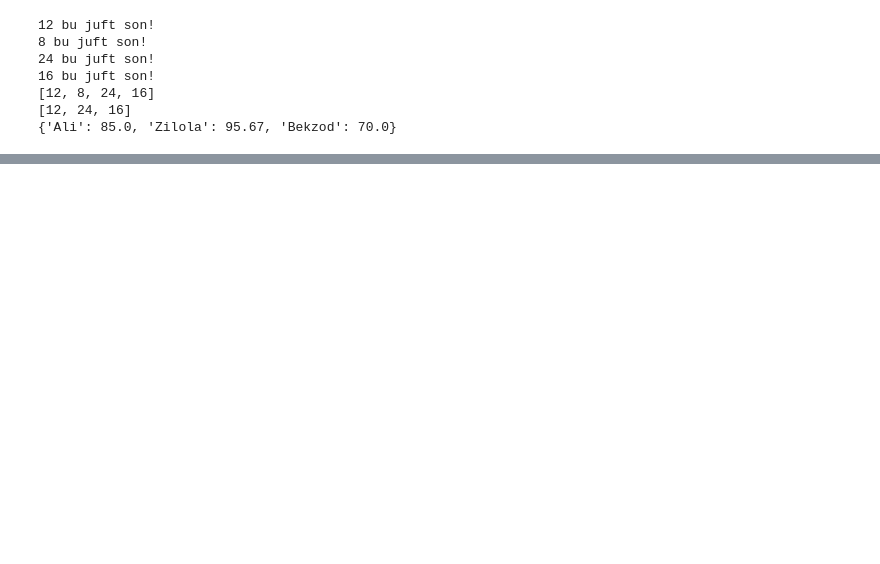
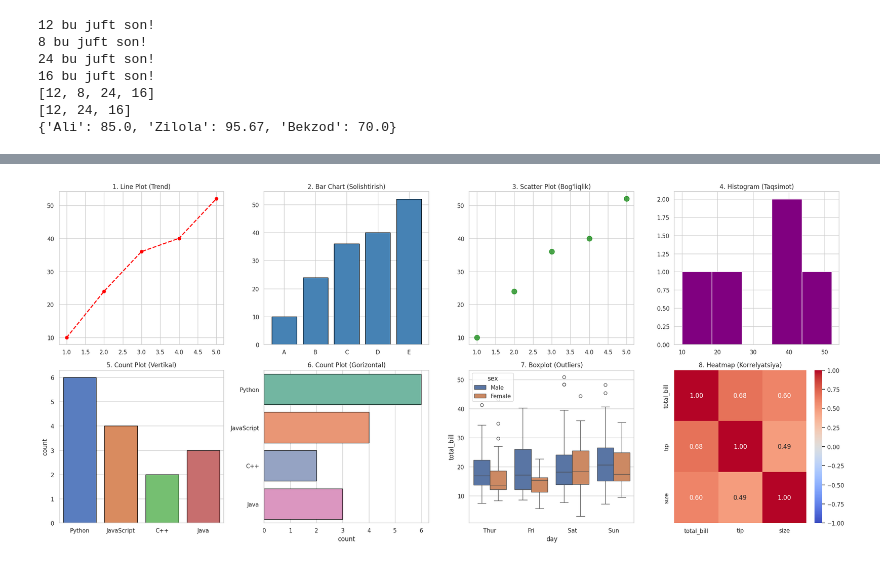
Before and after one commit to sevaradevoloper/fromonetofifty, a Jupyter notebook: fromonetofifty.ipynb, the cells around one changed output, grey strips where cells are left out. Cells and saved outputs as stored; diff of their text form; code cells hidden in the pictures; blank space fills up the shorter version.

```diff
--- a/fromonetofifty.ipynb
+++ b/fromonetofifty.ipynb
@@ -136,0 +215,99 @@ int64
+# %%
+# DARS 4 ,5 Matplotlib va Seaborn
+import matplotlib.pyplot as plt
+import seaborn as sns
+
+# Seaborn vizual uslubini o'rnatish
+sns.set_theme(style="whitegrid")
+
+# Figure va Axes sozlash: 2 qator, 4 ustun (Jami 8 ta grafik uchun)
+fig, axes = plt.subplots(2, 4, figsize=(22, 10))
+axes = axes.flatten() # Matrixni 1D massivga o'tkazish (axes[0]..axes[7] qilish uchun)
+
+# Data
+x = [1, 2, 3, 4, 5]
+y = [10, 24, 36, 40, 52]
+programming_languages = [
+    "Python", "JavaScript", "Python", "C++", "Python",
+    "JavaScript", "Java", "Python", "C++", "JavaScript",
+    "Python", "Java", "Python", "JavaScript", "Java"
+]
+tips = sns.load_dataset("tips")
+
+
+# 1. LINE PLOT
+# Nazariya: Vaqt o'tishi bilan o'zgarish (trend)ni ko'rish uchun.
+# Misol: Oylar bo'yicha daromad yoki model xatoligi (loss).
+axes[0].plot(x, y, color='red', linestyle='--', linewidth=2, marker='o')
+axes[0].set_title("1. Line Plot (Trend)")
+
+
+# 2. BAR CHART
+# Nazariya: Tayyor sonli qiymatga ega kategoriyalarni solishtirish uchun.
+# Misol: Shaharlar bo'yicha o'rtacha maosh.
+axes[1].bar(["A", "B", "C", "D", "E"], y, color='steelblue', edgecolor='black')
+axes[1].set_title("2. Bar Chart (Solishtirish)")
+
+
+# 3. SCATTER PLOT
+# Nazariya: Ikki sonli o'zgaruvchi o'rtasidagi bog'liqlikni topish uchun.
+# Misol: Uyning maydoni va uning narxi.
+axes[2].scatter(x, y, color='green', s=100, alpha=0.7)
+axes[2].set_title("3. Scatter Plot (Bog'liqlik)")
+
+
+# 4. HISTOGRAM
+# Nazariya: Bitta sonli ko'rsatkichning taqsimotini (qaysi oraliqda ko'pligini) ko'rish.
+# Misol: Talabalarning imtihon ballari taqsimoti.
+axes[3].hist(y, bins=5, color='purple', edgecolor='white')
+axes[3].set_title("4. Histogram (Taqsimot)")
+
+
+# 5. COUNT PLOT (Vertikal)
+# Nazariya: Matnli ma'lumotlarning takrorlanish sonini avtomatik sanash.
+# Misol: Qaysi dasturlash tili ko'proq tanlangani (Nomlar qisqa bo'lsa vertikal x=).
+sns.countplot(x=programming_languages, ax=axes[4], palette="muted", edgecolor="black")
+axes[4].set_title("5. Count Plot (Vertikal)")
+
+
+# 6. COUNT PLOT (Gorizontal)
+# Nazariya: Kategorik elementlar sonini sanash (Nomlar uzun bo'lsa gorizontal y= qulay).
+sns.countplot(y=programming_languages, ax=axes[5], palette="Set2", edgecolor="black")
+axes[5].set_title("6. Count Plot (Gorizontal)")
+
+
+# 7. BOXPLOT
+# Nazariya: Outlier (anomaliya)larni va mediana/kvartillarni topish uchun.
+# Misol: Kunlar va jins bo'yicha hisob-kitob ko'rsatkichlari.
+sns.boxplot(data=tips, x="day", y="total_bill", hue="sex", ax=axes[6])
+axes[6].set_title("7. Boxplot (Outliers)")
+
+
+# 8. HEATMAP
+# Nazariya: Ustunlar o'rtasidagi korrelyatsiya (bog'liqlik) matritsasini ko'rsatadi.
+# Misol: Sonli ustunlarning o'zaro alaqadorlik darajasi.
+num_df = tips.select_dtypes(include='number')
+corr = num_df.corr()
+sns.heatmap(corr, annot=True, cmap="coolwarm", vmin=-1, vmax=1, fmt=".2f", ax=axes[7])
+axes[7].set_title("8. Heatmap (Korrelyatsiya)")
+
+
+# Grafiklar ustma-ust tushib qolmasligi uchun
+plt.tight_layout()
+plt.show()
+
+
+# --- ALOHIDA CHIZILADIGAN MURAKKAB GRAFIKLAR ---
+
+# 9. REGPLOT (Scatterplot + Regressiya chizig'i)
+# Nazariya: Nuqtalar bilan birga umumiy trend chizig'ini ham ko'rsatadi.
+plt.figure(figsize=(6, 4))
+sns.regplot(data=tips, x="total_bill", y="tip", scatter_kws={'alpha':0.6}, line_kws={'color':'red'})
+plt.title("9. Regplot (Trend bilan)")
+plt.show()
+
+# 10. PAIRPLOT
+# Nazariya: Barcha sonli ustunlarning o'zaro juftlik grafigi — EDA uchun eng tezkor metod.
+sns.pairplot(tips, hue="sex", diag_kind="kde")
+plt.show()
+# %% [output]
@@ -136,0 +321 @@ int64
+[figure, added]
```
Also changed, not shown: parts of 9 cells of this notebook.
